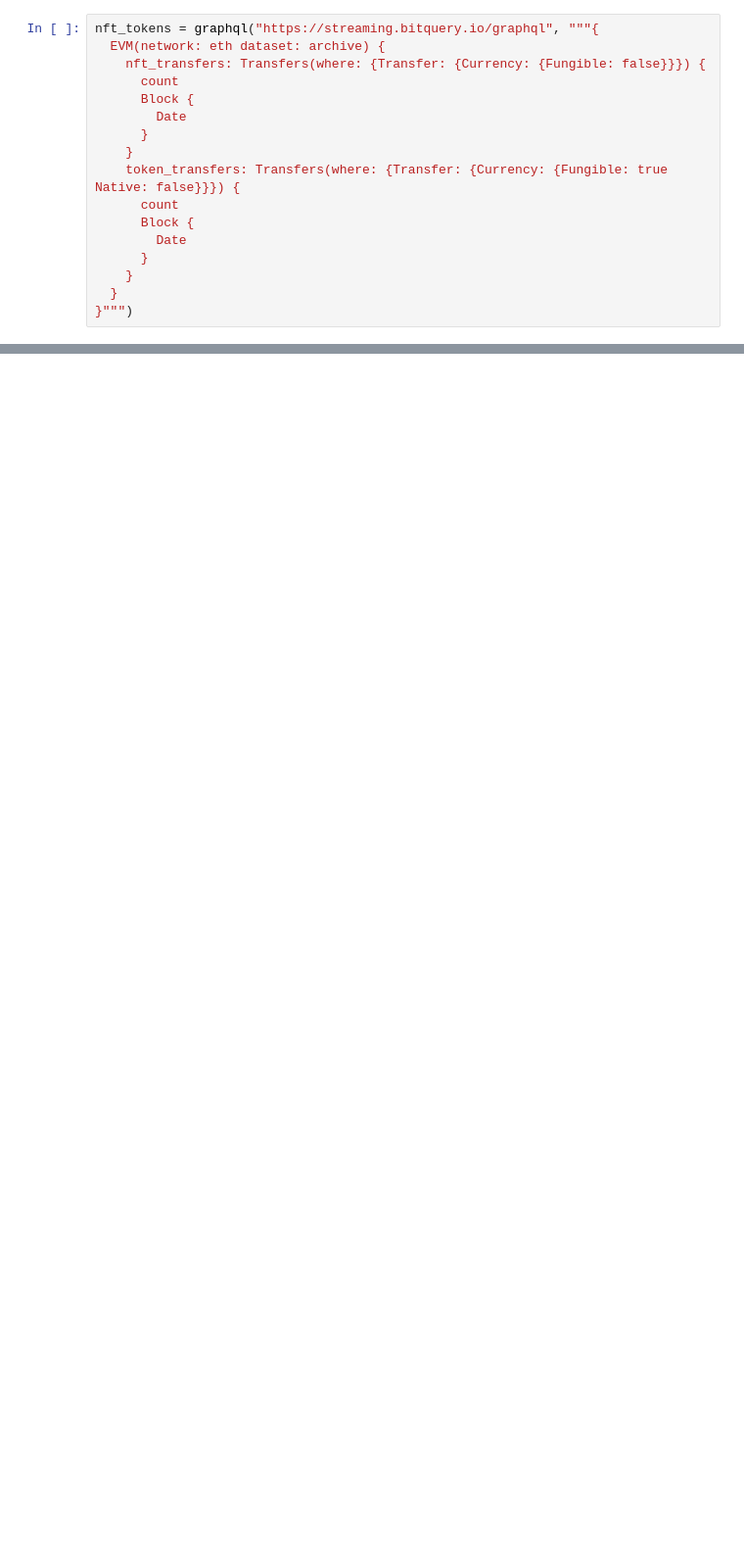
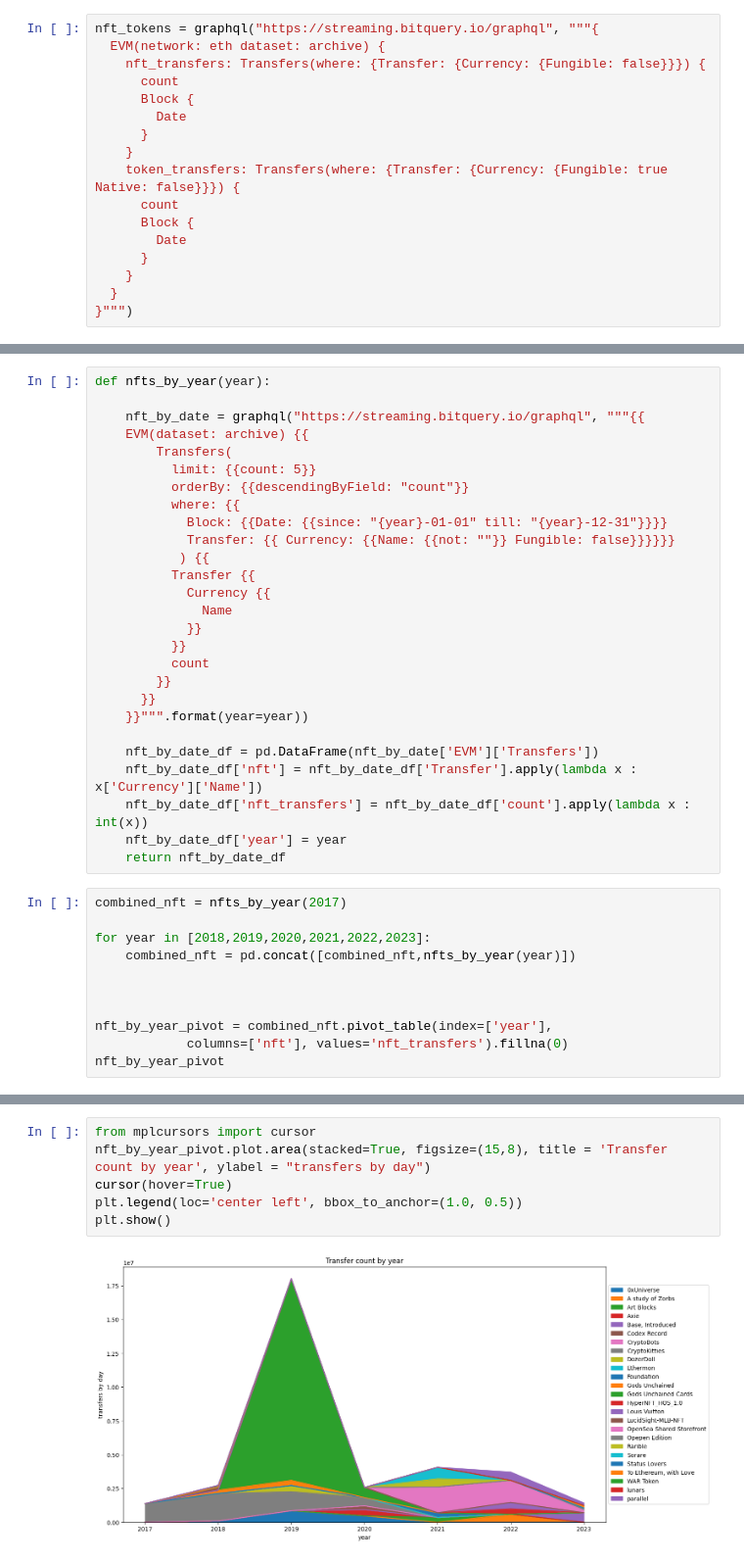
Before and after one commit to bitquery/why-blockchain-data-matters, a Jupyter notebook: Presentation.ipynb, the cells around one changed output, grey strips where cells are left out. Shown at 98% size. Drawn from its saved outputs; the diff is of its cells as text; blank space fills up the shorter version.

```diff
--- a/Presentation.ipynb
+++ b/Presentation.ipynb
@@ -493,3 +526,41 @@ erc20df.plot(ax = combined_tokens)
 <img width="100" height="100" src="https://img.cryptokitties.co/0x06012c8cf97bead5deae237070f9587f8e7a266d/27.png"></img>
 <img width="100" height="100" src="https://img.cryptokitties.co/0x06012c8cf97bead5deae237070f9587f8e7a266d/28.png"></img>
 <img width="100" height="100" src="https://img.cryptokitties.co/0x06012c8cf97bead5deae237070f9587f8e7a266d/29.png"></img>
+# %%
+def nfts_by_year(year):
+
+    nft_by_date = graphql("https://streaming.bitquery.io/graphql", """{{
+    EVM(dataset: archive) {{
+        Transfers(
+          limit: {{count: 5}}
+          orderBy: {{descendingByField: "count"}}
+          where: {{
+            Block: {{Date: {{since: "{year}-01-01" till: "{year}-12-31"}}}}
+            Transfer: {{ Currency: {{Name: {{not: ""}} Fungible: false}}}}}}
+           ) {{
+          Transfer {{
+            Currency {{
+              Name
+            }}
+          }}
+          count
+        }}
+      }}
+    }}""".format(year=year))
+
+    nft_by_date_df = pd.DataFrame(nft_by_date['EVM']['Transfers'])
+    nft_by_date_df['nft'] = nft_by_date_df['Transfer'].apply(lambda x : x['Currency']['Name'])
+    nft_by_date_df['nft_transfers'] = nft_by_date_df['count'].apply(lambda x : int(x))
+    nft_by_date_df['year'] = year
+    return nft_by_date_df
+# %%
+combined_nft = nfts_by_year(2017)
+
+for year in [2018,2019,2020,2021,2022,2023]:
+    combined_nft = pd.concat([combined_nft,nfts_by_year(year)])
+
+
+
+nft_by_year_pivot = combined_nft.pivot_table(index=['year'],
+            columns=['nft'], values='nft_transfers').fillna(0)
+nft_by_year_pivot
@@ -495,0 +578,8 @@ erc20df.plot(ax = combined_tokens)
+# %%
+from mplcursors import cursor
+nft_by_year_pivot.plot.area(stacked=True, figsize=(15,8), title = 'Transfer count by year', ylabel = "transfers by day")
+cursor(hover=True)
+plt.legend(loc='center left', bbox_to_anchor=(1.0, 0.5))
+plt.show()
+# %% [output]
+[figure, added]
```
Also changed, not shown: parts of 18 cells of this notebook, 1 other file.
